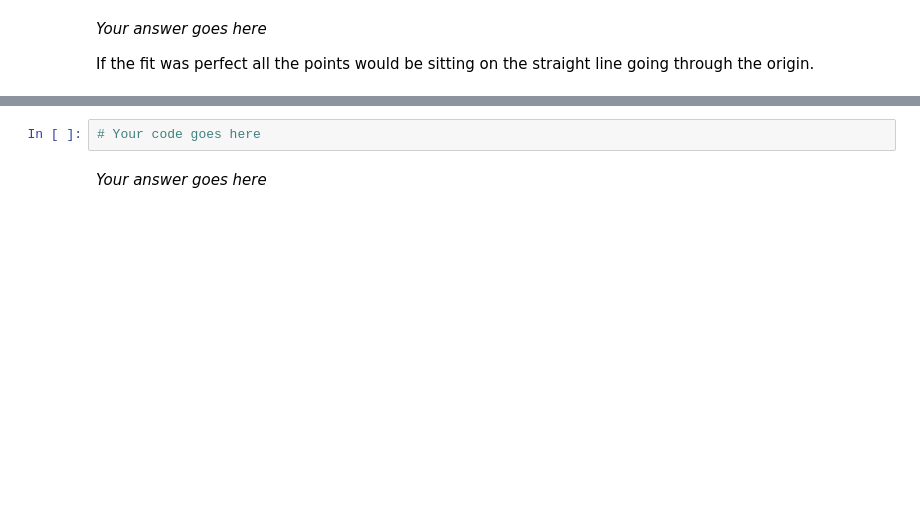
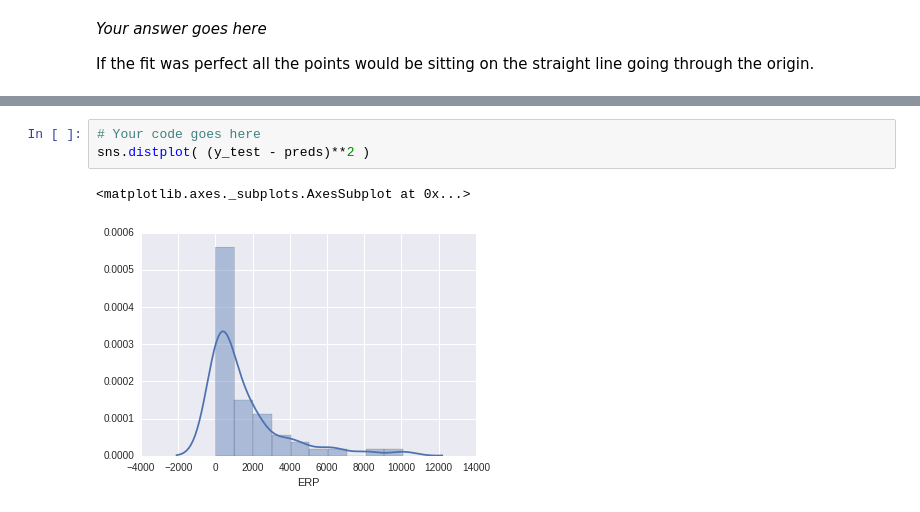
Before and after one commit to ngbcos/iaml-1, a Jupyter notebook: 04_Lab_3_Decision_trees_linear_regression_pligor.ipynb, the cells around one changed output, grey strips where cells are left out. Drawn from its saved outputs; the diff is of its cells as text; blank space fills up the shorter version.

```diff
--- a/04_Lab_3_Decision_trees_linear_regression_pligor.ipynb
+++ b/04_Lab_3_Decision_trees_linear_regression_pligor.ipynb
@@ -837,5 +929,7 @@ Another way of assessing the performance of the model is to inspect the distribu
 Does it look like the errors are normally distributed? Would you trust the fit of the distribution on the graph? Explain why.
 # %%
 # Your code goes here
+sns.distplot( (y_test - preds)**2 )
+# %% [output]
+<matplotlib.axes._subplots.AxesSubplot at 0x...>
+[figure, added]
-# %% [markdown]
-*Your answer goes here*
```
Also changed, not shown: parts of 41 cells of this notebook.
